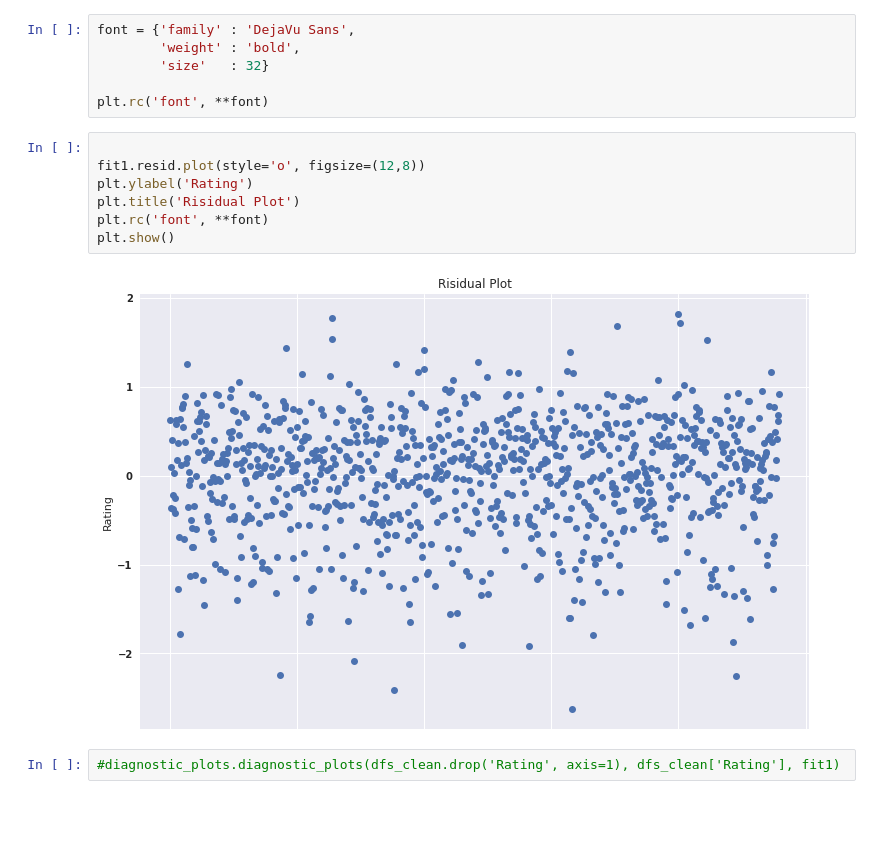
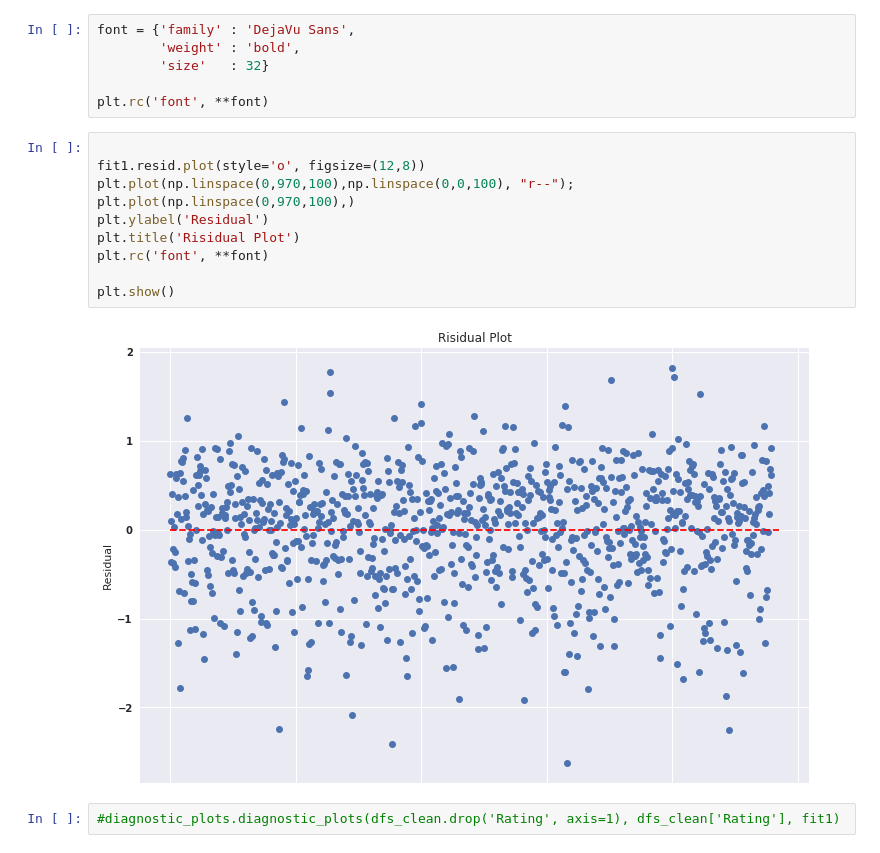
Before and after one commit to xzhou110/ratemyprofessordotcom, a Jupyter notebook: data_clean_up.ipynb, the cells around one changed output. Drawn from its saved outputs; the diff is of its cells as text; blank space fills up the shorter version.

```diff
--- a/data_clean_up.ipynb
+++ b/data_clean_up.ipynb
@@ -276,12 +292,15 @@ plt.rc('font', **font)
 # %%
 
 fit1.resid.plot(style='o', figsize=(12,8))
-plt.ylabel('Rating')
+plt.plot(np.linspace(0,970,100),np.linspace(0,0,100), "r--");
+plt.plot(np.linspace(0,970,100),)
+plt.ylabel('Residual')
 plt.title('Risidual Plot')
 plt.rc('font', **font)
+
 plt.show()
 # %% [output]
-[figure, old version]
+[figure, new version]
 # %%
 #diagnostic_plots.diagnostic_plots(dfs_clean.drop('Rating', axis=1), dfs_clean['Rating'], fit1)
 # %%
```
Also changed, not shown: parts of 8 cells of this notebook, 1 other file.
